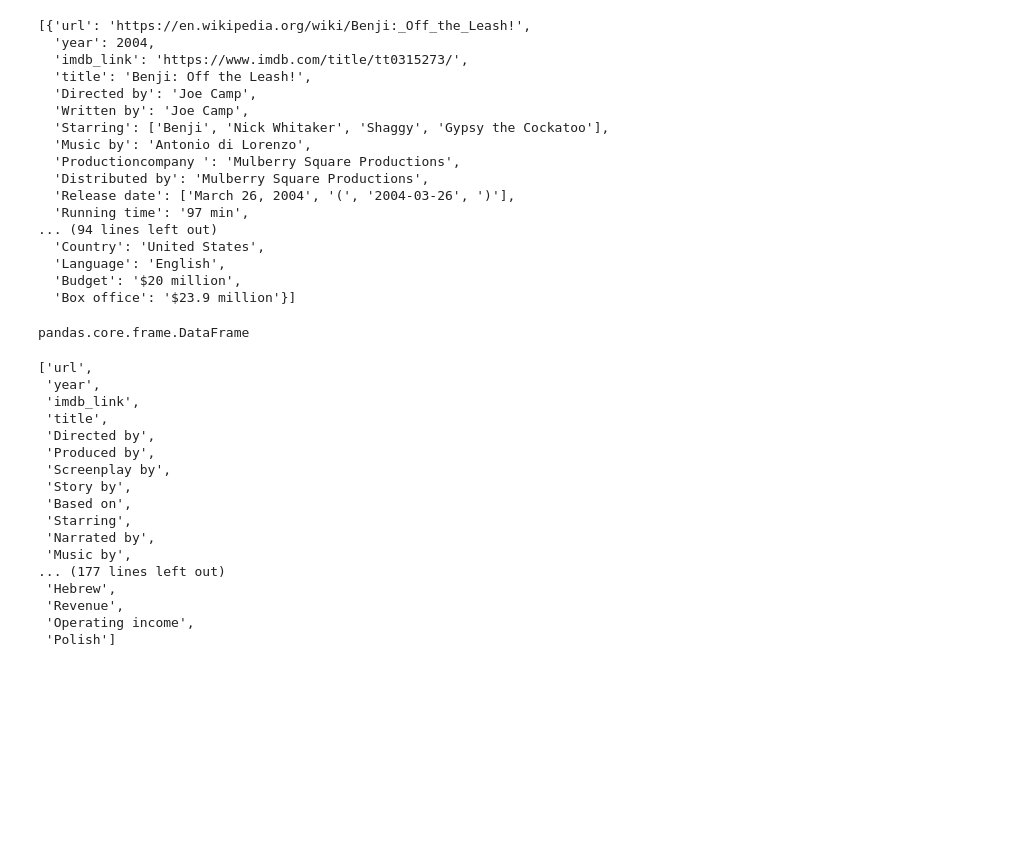
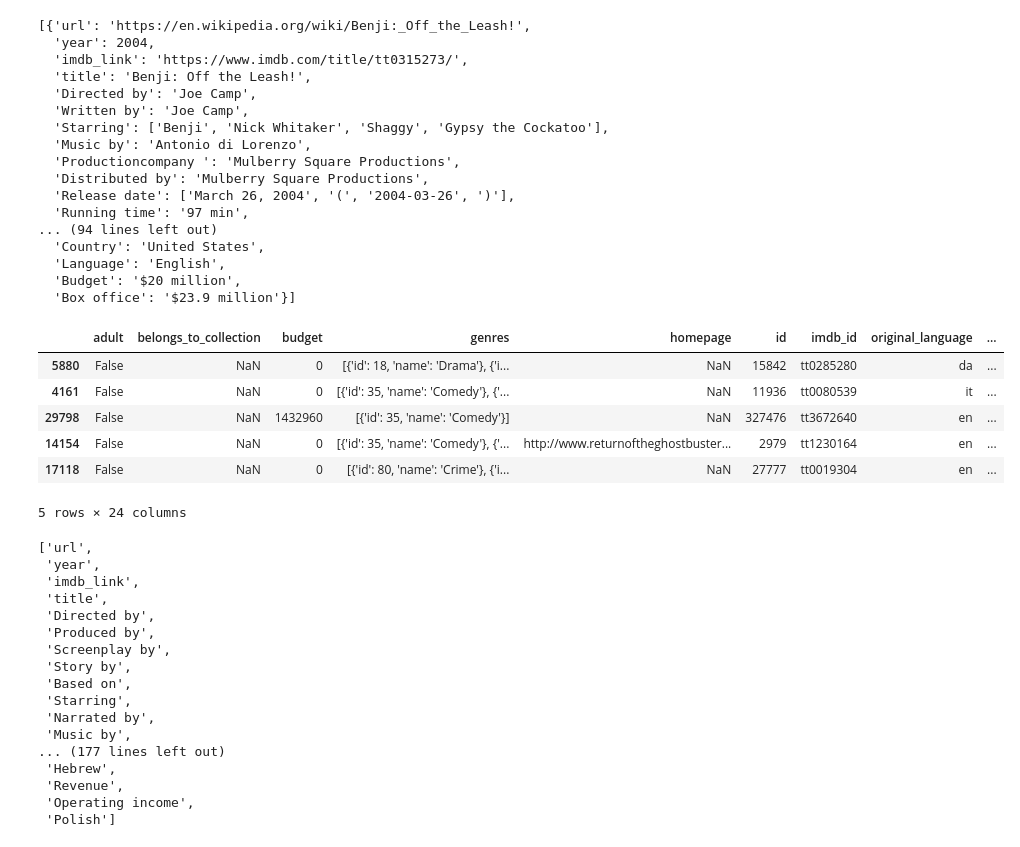
Before and after one commit to ethomas33/Movies-ETL, a Jupyter notebook: MovieData.ipynb, the cells around one changed output. Saved outputs shown, nothing was run; the diff lists cells and outputs as text; code cells hidden in the pictures; blank space fills up the shorter version.

```diff
--- a/MovieData.ipynb
+++ b/MovieData.ipynb
@@ -81,9 +82,15 @@ wiki_movies_raw[3600:3605]
 kaggle_metadata = pd.read_csv(f'{file_dir}movies_metadata.csv', low_memory=False)
 ratings = pd.read_csv(f'{file_dir}ratings.csv')
 # %%
-type(kaggle_metadata.sample(n=5))
+kaggle_metadata.sample(n=5)
 # %% [output]
+|  | adult | belongs_to_collection | budget | genres | homepage | id | imdb_id | original_language | ... |
+| 5880 | False | NaN | 0 | [{'id': 18, 'name': 'Drama'}, {'i... | NaN | 15842 | tt0285280 | da | ... |
+| 4161 | False | NaN | 0 | [{'id': 35, 'name': 'Comedy'}, {'... | NaN | 11936 | tt0080539 | it | ... |
+| 29798 | False | NaN | 1432960 | [{'id': 35, 'name': 'Comedy'}] | NaN | 327476 | tt3672640 | en | ... |
+| 14154 | False | NaN | 0 | [{'id': 35, 'name': 'Comedy'}, {'... | http://www.returnoftheghostbuster... | 2979 | tt1230164 | en | ... |
+| 17118 | False | NaN | 0 | [{'id': 80, 'name': 'Crime'}, {'i... | NaN | 27777 | tt0019304 | en | ... |
-pandas.core.frame.DataFrame
+5 rows × 24 columns
 # %%
 wiki_movies_df = pd.DataFrame(wiki_movies_raw)
 # %%
```
Also changed, not shown: parts of 8 cells of this notebook, 2 other files.
